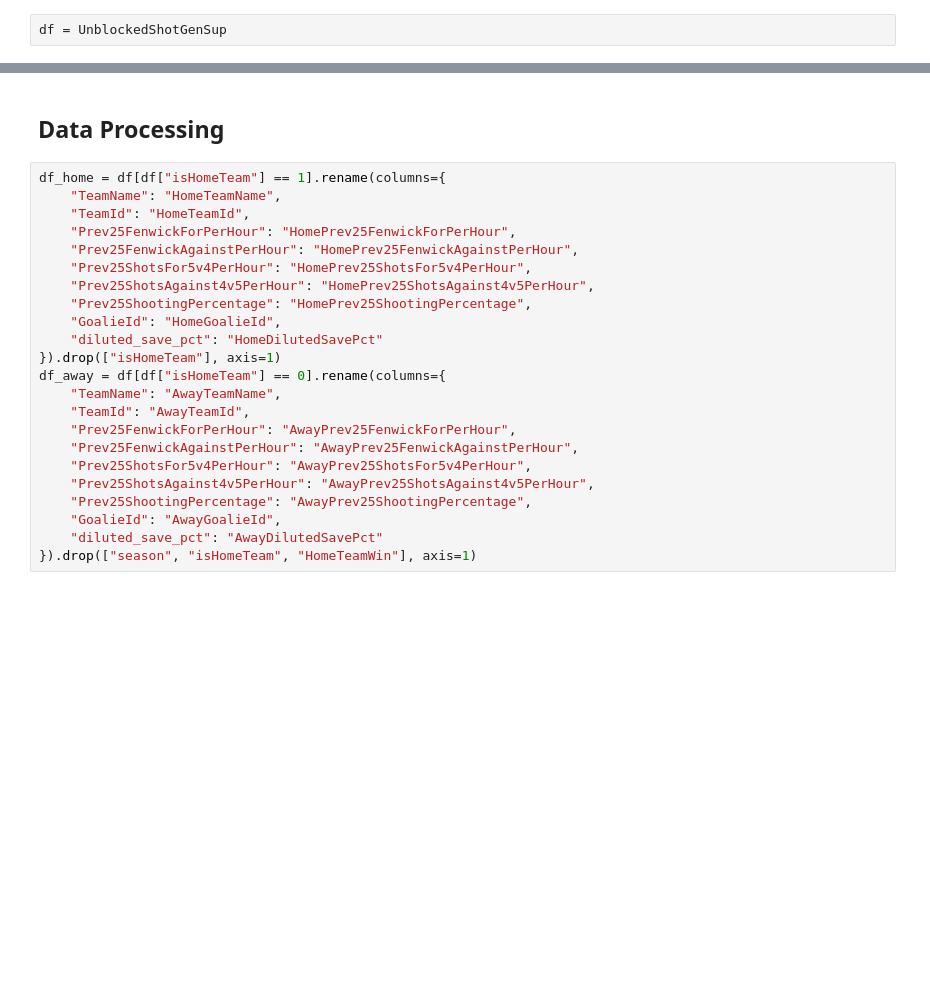
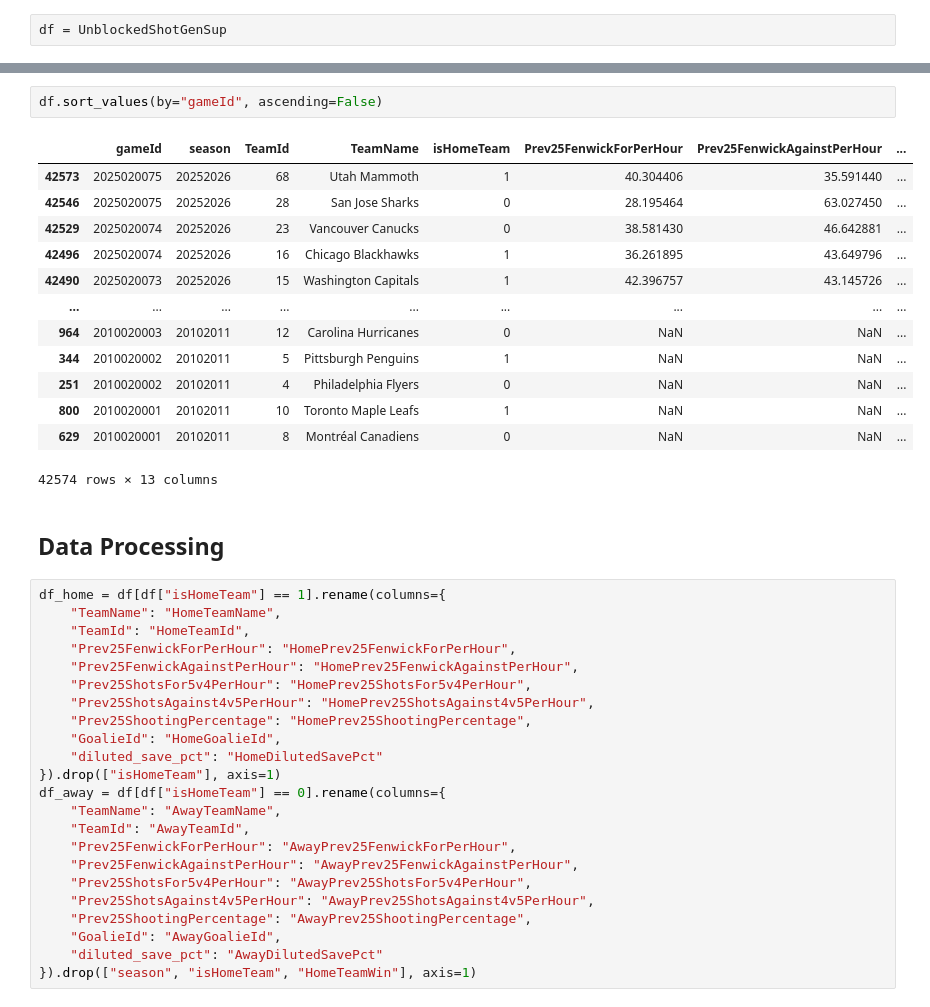
Before and after one commit to tristanrussell2000/hockeydata, a Jupyter notebook: oscar replica/oscar.ipynb, the cells around one changed output, grey strips where cells are left out. Saved outputs shown, nothing was run; the diff lists cells and outputs as text; blank space fills up the shorter version.

```diff
--- a/oscar replica/oscar.ipynb
+++ b/oscar replica/oscar.ipynb
@@ -46,3 +62,19 @@ df = UnblockedShotGenSup
+# %%
+df.sort_values(by="gameId", ascending=False)
+# %% [output]
+|  | gameId | season | TeamId | TeamName | isHomeTeam | Prev25FenwickForPerHour | Prev25FenwickAgainstPerHour | ... |
+| 42573 | 2025020075 | 20252026 | 68 | Utah Mammoth | 1 | 40.304406 | 35.591440 | ... |
+| 42546 | 2025020075 | 20252026 | 28 | San Jose Sharks | 0 | 28.195464 | 63.027450 | ... |
+| 42529 | 2025020074 | 20252026 | 23 | Vancouver Canucks | 0 | 38.581430 | 46.642881 | ... |
+| 42496 | 2025020074 | 20252026 | 16 | Chicago Blackhawks | 1 | 36.261895 | 43.649796 | ... |
+| 42490 | 2025020073 | 20252026 | 15 | Washington Capitals | 1 | 42.396757 | 43.145726 | ... |
+| ... | ... | ... | ... | ... | ... | ... | ... | ... |
+| 964 | 2010020003 | 20102011 | 12 | Carolina Hurricanes | 0 | NaN | NaN | ... |
+| 344 | 2010020002 | 20102011 | 5 | Pittsburgh Penguins | 1 | NaN | NaN | ... |
+| 251 | 2010020002 | 20102011 | 4 | Philadelphia Flyers | 0 | NaN | NaN | ... |
+| 800 | 2010020001 | 20102011 | 10 | Toronto Maple Leafs | 1 | NaN | NaN | ... |
+| 629 | 2010020001 | 20102011 | 8 | Montréal Canadiens | 0 | NaN | NaN | ... |
+42574 rows × 13 columns
 # %% [markdown]
 ## Data Processing
 # %%
```
Also changed, not shown: parts of 2 cells of this notebook, 8 other files.
